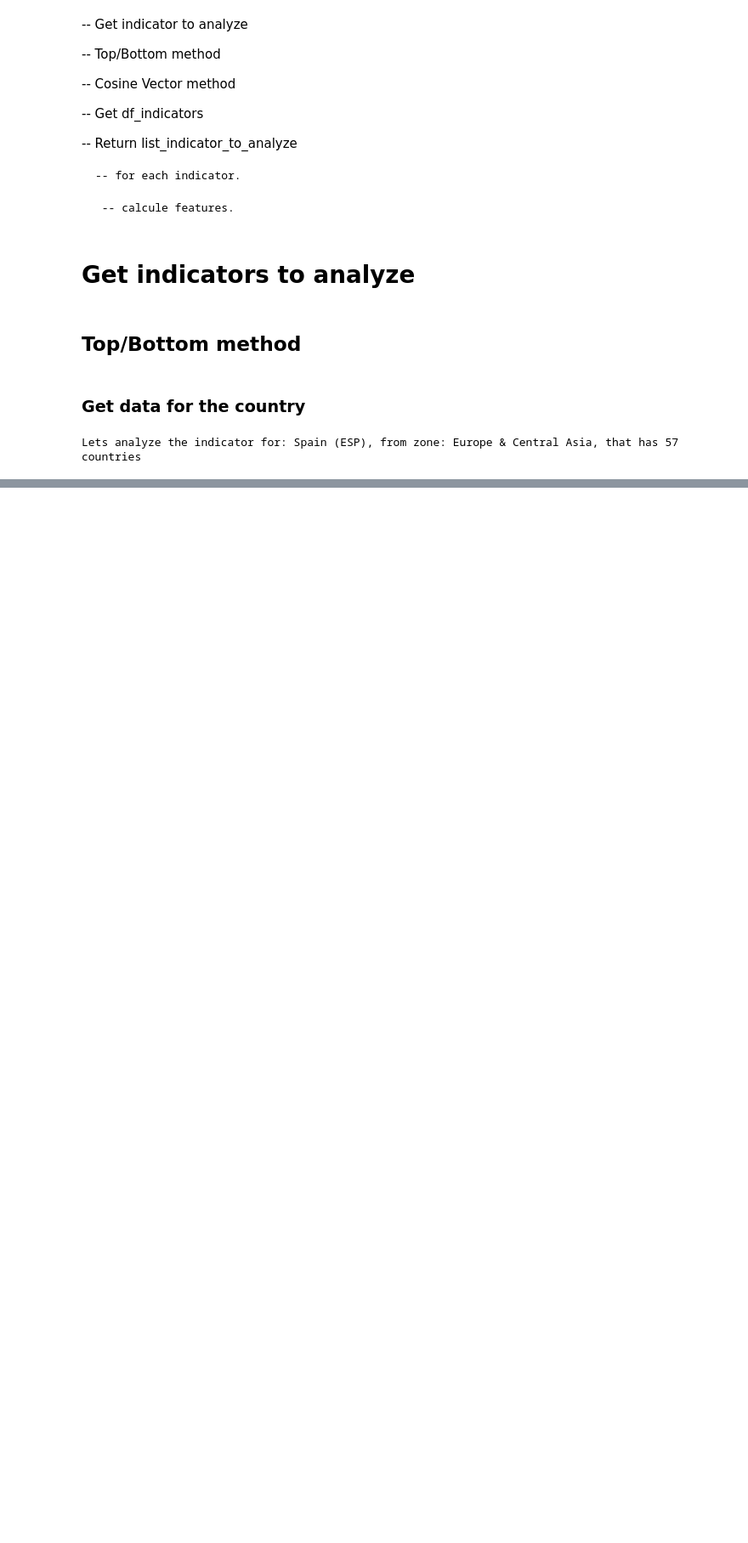
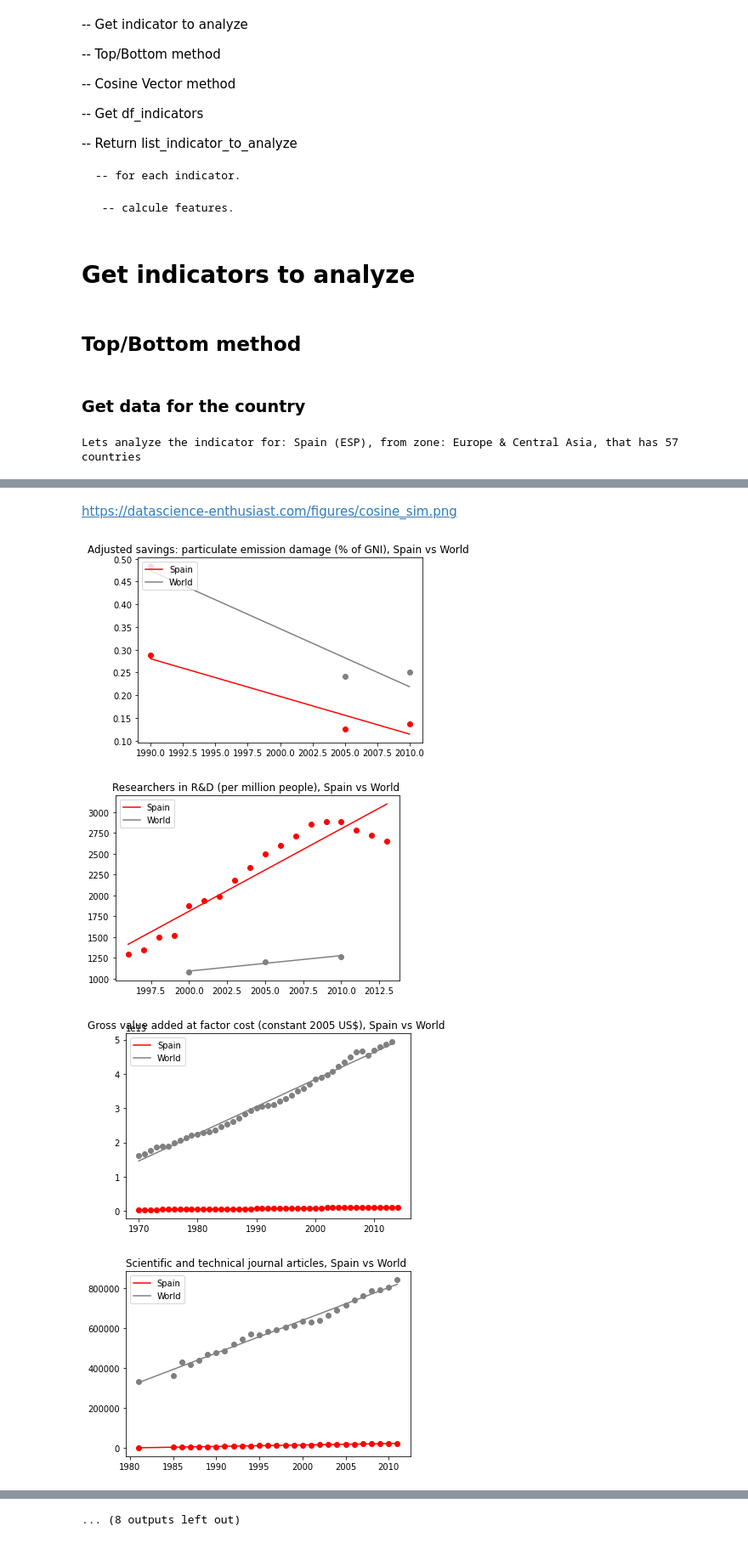
Before and after one commit to jaimevalero/world-development-indicators, a Jupyter notebook: jupyter/what-if.ipynb, the cells around one changed output, grey strips where cells are left out. Shown at 85% size. Drawn from its saved outputs; the diff is of its cells as text; code cells hidden in the pictures; blank space fills up the shorter version.

```diff
--- a/jupyter/what-if.ipynb
+++ b/jupyter/what-if.ipynb
@@ -627,0 +745,75 @@ df_rankings.head(30)
+# %% [markdown]
+https://datascience-enthusiast.com/figures/cosine_sim.png
+# %%
+def Draw_Difference(IndicatorName,CountryCode1, CountryCode2):
+    """ Draw difference between a country and the rest of the world"""
+    CountryCode = CountryCode1
+    conn = sqlite3.connect('../input/world-development-indicators/database.sqlite')
+    df = pd.read_sql(f"""SELECT CountryName,IndicatorName,IndicatorCode,Year,Value
+                   FROM Indicators
+                   WHERE IndicatorName = '{IndicatorName}'
+                     AND CountryCode   = '{CountryCode}'  """,
+               conn)
+
+    length = df.shape[0]
+    large_name  = df.CountryName.values[0]
+
+    x = df['Year' ].values
+    y = df['Value'].values
+    x = x.reshape(length,1)
+    y = y.reshape(length,1)
+    fig = plt.figure()
+    plt.scatter(x,y,color='red')
+    regr = LinearRegression()
+    regr.fit(x,y)
+    plt.plot(x,regr.predict(x),color='red',label=f'{large_name}')
+    otro =  pd.read_sql(f"""SELECT IndicatorName,IndicatorCode,Year,AVG(Value) As Value
+                   FROM Indicators
+                   WHERE IndicatorName = '{IndicatorName}'
+                     AND CountryCode != '{CountryCode}'
+                     AND CountryCode = '{CountryCode2}'
+                     group by Year""",
+               conn)
+
+    if otro.shape[0] == 0 :
+        print(f"vacio, {IndicatorName}")
+        otro =  pd.read_sql(f"""SELECT IndicatorName,IndicatorCode,Year,AVG(Value) As Value
+               FROM Indicators
+               WHERE IndicatorName = '{IndicatorName}'
+                 AND CountryCode != '{CountryCode}'
+                group by Year""",
+           conn)
+
+    length = otro.shape[0]
+
+    x = otro['Year' ].values
+    y = otro['Value'].values
+    x = x.reshape(length,1)
+    y = y.reshape(length,1)
+    regr = LinearRegression()
+    regr.fit(x,y)
+
+    # Get Large name for the title
+    CountryName2 = pd.read_sql(f"""SELECT CountryName
+               FROM Indicators
+               WHERE CountryCode = '{CountryCode2}'
+               LIMIT 1""",
+           conn).values[0][0]
+
+    plt.title(f"{IndicatorName}, {large_name} vs {CountryName2} ")
+    plt.scatter(x,y,color='gray')
+    plt.plot(x,regr.predict(x),color='gray',label=f'{CountryName2}')
+    plt.legend(loc=2)
+
+    return plt ,df,otro
+
+for IndicatorName in df_cosine_results.head(20).IndicatorName.values :
+    try:
+        plt ,df_country,df_rest = Draw_Difference(IndicatorName,CountryCode,CountryCompare)
+    except :
+        pass
+# %% [output]
+[figure, added]
+[figure, added]
+[figure, added]
+[figure, added]
@@ -627,0 +828 @@ df_rankings.head(30)
+... (8 outputs left out)
```
Also changed, not shown: parts of 10 cells of this notebook, 1 other file.
